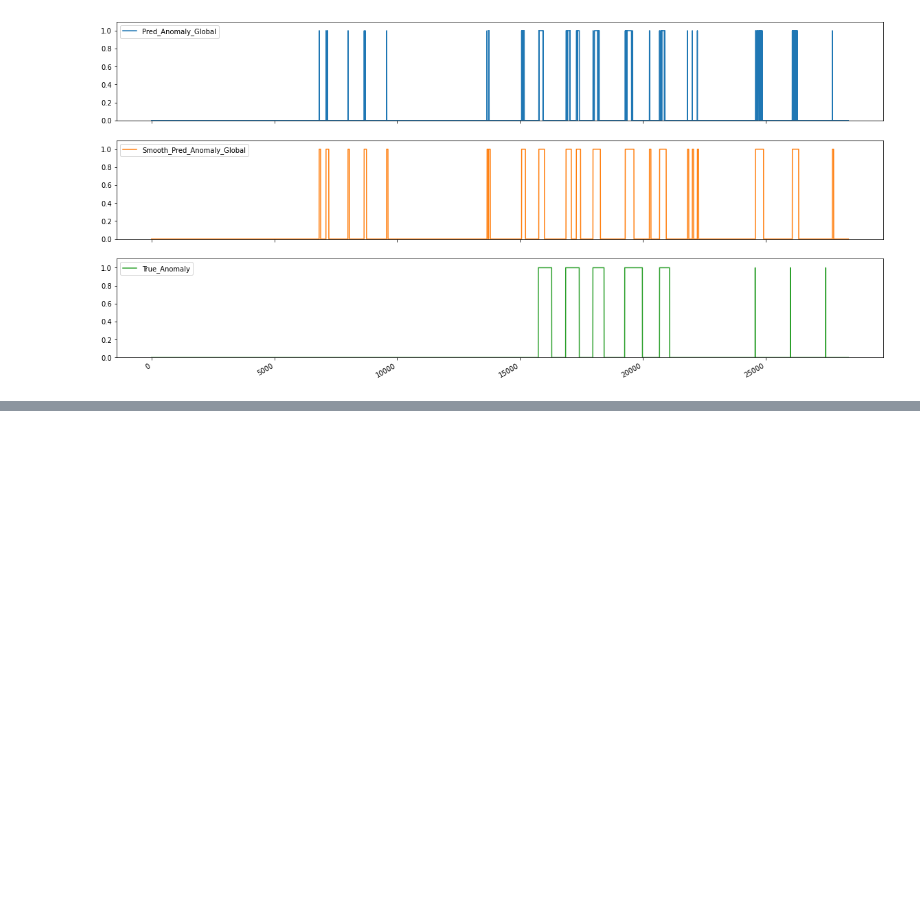
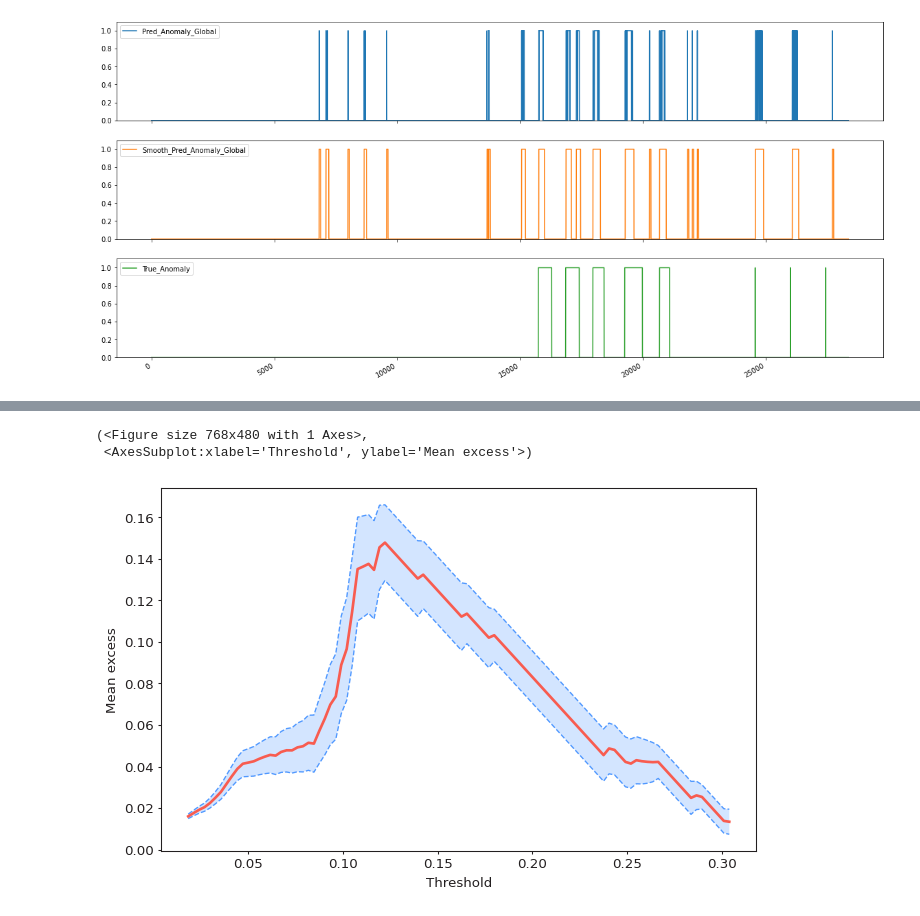
Before and after one commit to ML4ITS/mtad-gat-pytorch, a Jupyter notebook: eda/smd_eda.ipynb, the cells around one changed output, grey strips where cells are left out. Drawn from its saved outputs; the diff is of its cells as text; code cells hidden in the pictures; blank space fills up the shorter version.

```diff
--- a/eda/smd_eda.ipynb
+++ b/eda/smd_eda.ipynb
@@ -283,0 +392,6 @@ plt.show()
+# %%
+pyextremes.plot_mean_residual_life(ts=x_i)
+# %% [output]
+(<Figure size 768x480 with 1 Axes>,
+ <AxesSubplot:xlabel='Threshold', ylabel='Mean excess'>)
+[figure, added]
```
Also changed, not shown: parts of 14 cells of this notebook, 3 other files.
